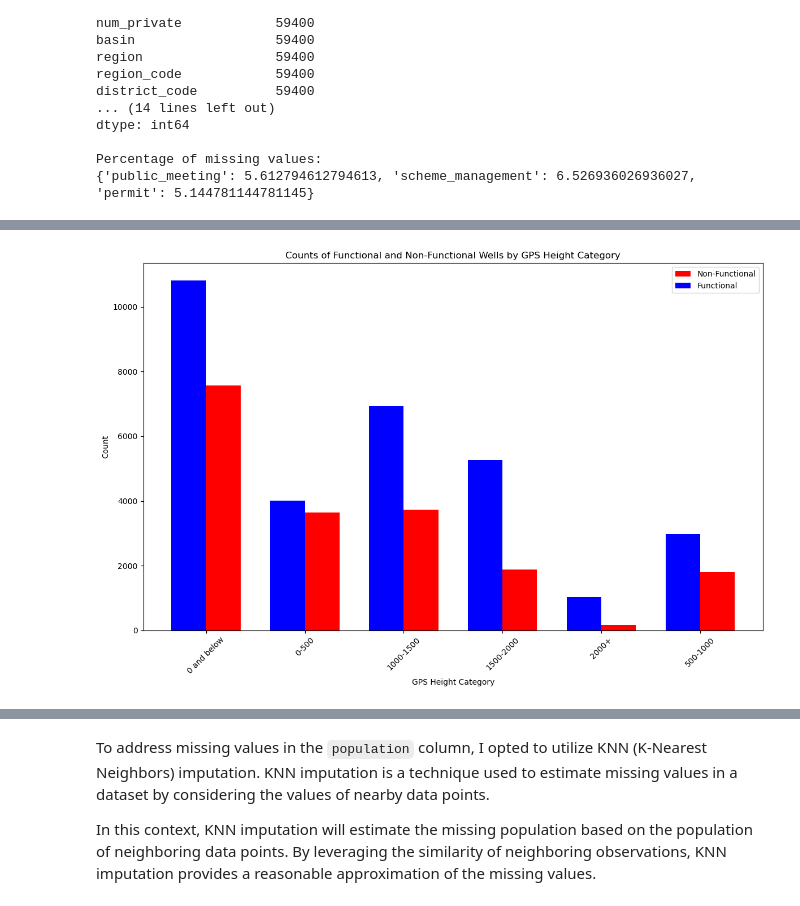
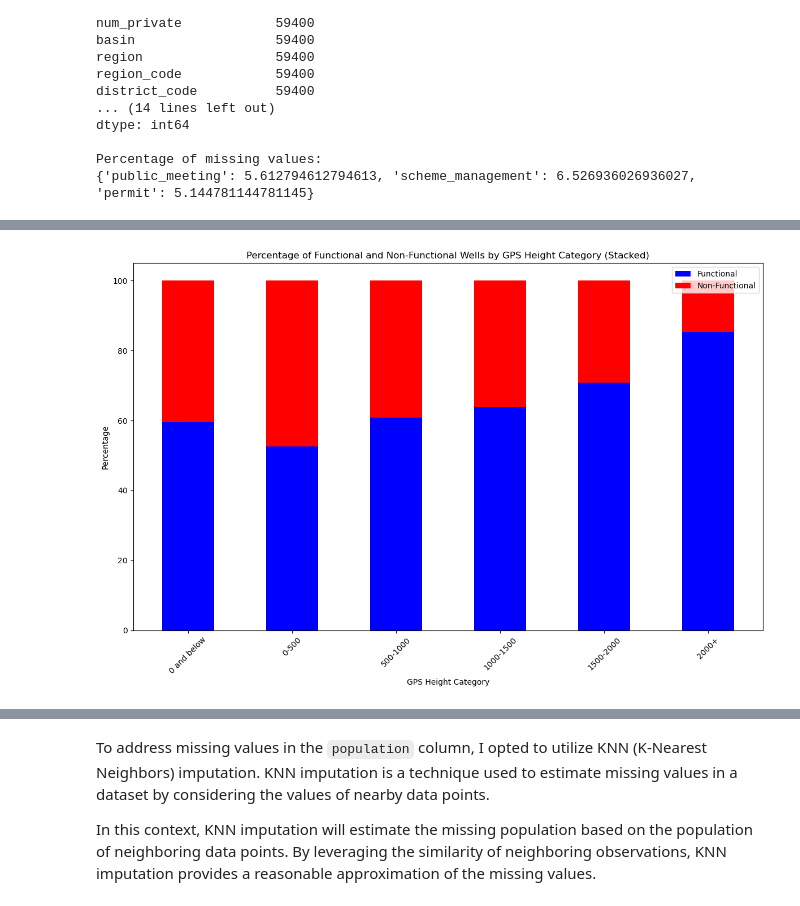
Before and after one commit to jguzzo522/twaterwell, a Jupyter notebook: tanwaterwell.ipynb, the cells around one changed output, grey strips where cells are left out. Saved outputs shown, nothing was run; the diff lists cells and outputs as text; code cells hidden in the pictures.

```diff
--- a/tanwaterwell.ipynb
+++ b/tanwaterwell.ipynb
@@ -77,8 +77,8 @@ By merging the training set values with the labels, we can now analyze the impac
 import pandas as pd
 
 # Load the CSV files into pandas DataFrames
-training_set_labels = pd.read_csv('/Users/jguzzo522/Desktop/WATERWELL/trainingsetlabels.csv')
-training_set_values = pd.read_csv('/Users/jguzzo522/Desktop/WATERWELL/trainingsetvalues.csv')
+training_set_labels = pd.read_csv('/Users/jguzzo522/Desktop/twaterwell/trainingsetlabels.csv')
+training_set_values = pd.read_csv('/Users/jguzzo522/Desktop/twaterwell/trainingsetvalues.csv')
 
 # Merge the datasets on the 'id' column
 merged_data = pd.merge(training_set_values, training_set_labels, on='id', how='inner')
@@ -748,4 +731,4 @@ The decision to drop rows with missing values was made after careful considerati
 # %%
 # Drop rows with missing values in specified columns
-merged_data.dropna(subset=['public_meeting', 'scheme_management', 'permit'], inplace=True)
+merged_data.drop(['public_meeting', 'scheme_management', 'construction_year', 'permit'], axis=1, inplace=True)
 # %% [markdown]
@@ -842,37 +841,40 @@ Name: gps_height_categorym, dtype: int64
+# %%
+# Group the data by GPS height category and status group, then count the number of wells in each group
+gps_height_status_counts = merged_data.groupby(['gps_height_categorym', 'status_group_binary']).size().unstack(fill_value=0)
+
+# Calculate the total counts for each GPS height category
+total_counts_by_category = gps_height_status_counts.sum(axis=1)
+
+# Calculate the percentage of functional and non-functional wells in each category
+percentage_gps_height_status = (gps_height_status_counts.div(total_counts_by_category, axis=0) * 100)
 # %%
-import matplotlib.pyplot as plt
-import numpy as np
+# Define the desired order for GPS height categories
+categories_order = ['0 and below', '0-500', '500-1000', '1000-1500', '1500-2000', '2000+']
 
-# Group the dataset by GPS height category and status group, then count the number of wells in each group
-gps_height_status_countsm = merged_data.groupby(['gps_height_categorym', 'status_group_binary']).size().unstack(fill_value=0)
+# Reindex your DataFrame to reflect this order for the calculation
+percentage_gps_height_status_ordered = percentage_gps_height_status.reindex(categories_order)
 
-# Extract categories and status groups
-categories = gps_height_status_countsm.index
-status_groups = gps_height_status_countsm.columns
+# Extract the ordered categories for plotting
+categories_ordered = percentage_gps_height_status_ordered.index
 
-# Define bar width
-bar_width = 0.35
-index = np.arange(len(categories))
+# Plot setup
+bar_width = 0.5  # Use a full bar width for stacking
+index = np.arange(len(categories_ordered))
 
-# Plotting
 plt.figure(figsize=(12, 8))
 
-
-
-
-# Plot bars for non-functional wells (using red color), offsetting them by bar width to create grouped bar chart
-plt.bar(index + bar_width, gps_height_status_countsm[0], bar_width, color='r', label='Non-Functional')
-# Plot bars for functional wells (using blue color)
-plt.bar(index, gps_height_status_countsm[1], bar_width, color='b', label='Functional')
-
+# Plot stacked bars for functional and non-functional wells
+# Note: For stacked bars, the 'bottom' parameter determines where the top of the previous bar ends
+plt.bar(index, percentage_gps_height_status_ordered[1], bar_width, color='b', label='Functional')
+plt.bar(index, percentage_gps_height_status_ordered[0], bar_width, bottom=percentage_gps_height_status_ordered[1], color='r', label='Non-Functional')
 
 # Add labels, title, legend, and adjust layout
 plt.xlabel('GPS Height Category')
-plt.ylabel('Count')
-plt.title('Counts of Functional and Non-Functional Wells by GPS Height Category')
-plt.xticks(index + bar_width / 2, categories, rotation=45)  # Labeling x-axis ticks with categories
-plt.legend()  # Adding legend to differentiate between blue and red bars
+plt.ylabel('Percentage')
+plt.title('Percentage of Functional and Non-Functional Wells by GPS Height Category (Stacked)')
+plt.xticks(index, categories_ordered, rotation=45)  # Labeling x-axis ticks with categories in order
+plt.legend()
 plt.tight_layout()
 plt.show()
 # %% [output]
-[figure, old version]
+[figure, new version]
```
Also changed, not shown: parts of 68 cells of this notebook.
